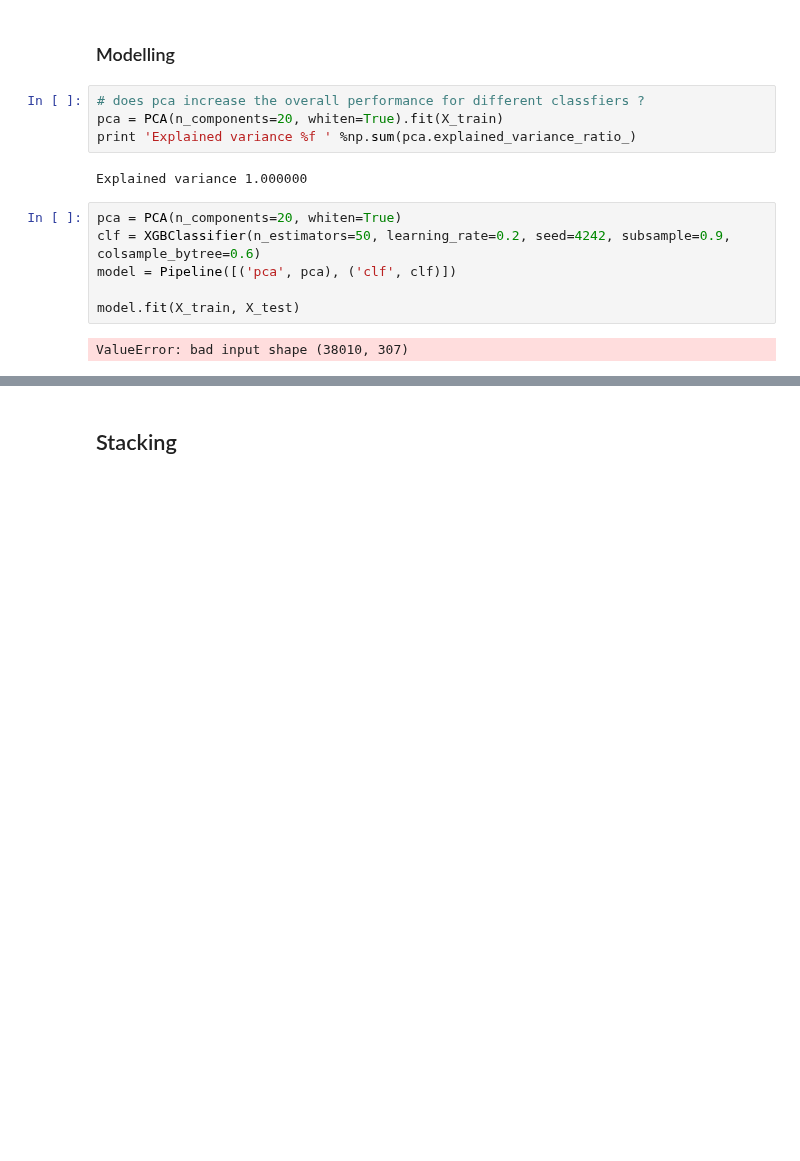
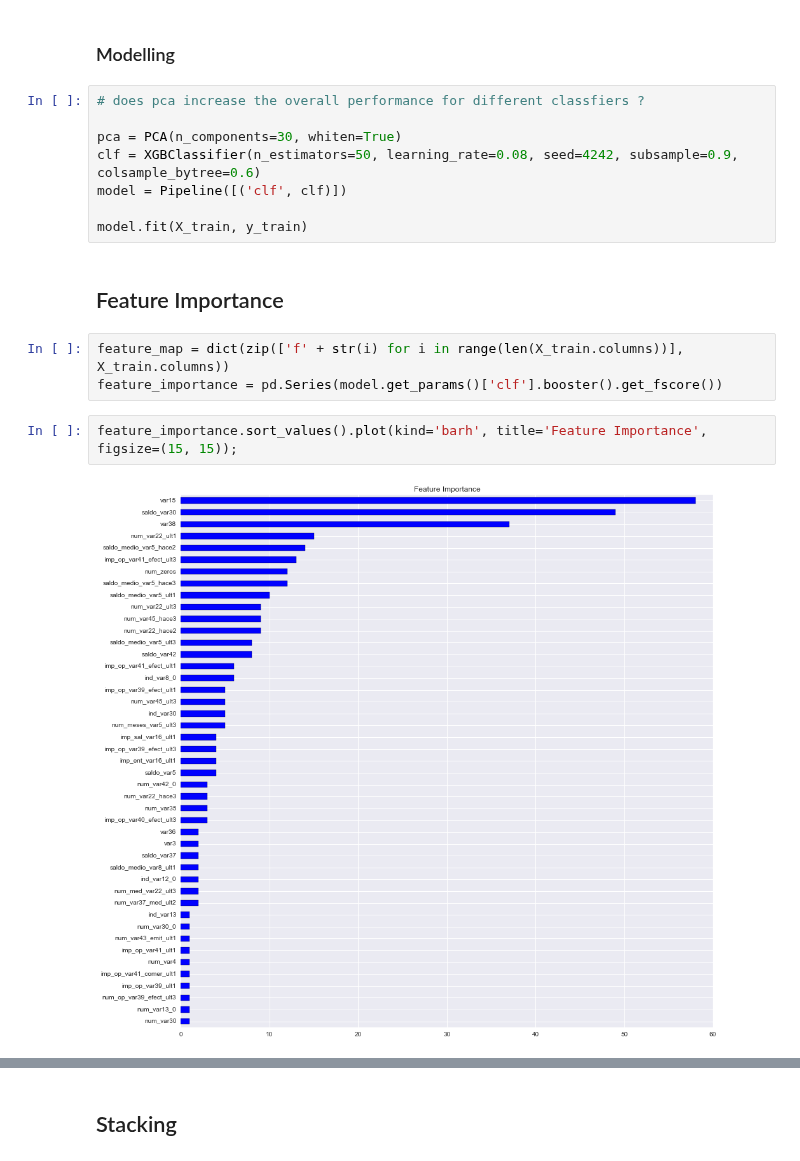
Before and after one commit to numb3r33/Kaggle-Competitions, a Jupyter notebook: Santander-Customer-Satisfaction/notebooks/Santander Customer Satisfaction - Models.ipynb, the cells around one changed output, grey strips where cells are left out. Cells and saved outputs as stored; diff of their text form; blank space fills up the shorter version.

```diff
--- a/Santander-Customer-Satisfaction/notebooks/Santander Customer Satisfaction - Models.ipynb
+++ b/Santander-Customer-Satisfaction/notebooks/Santander Customer Satisfaction - Models.ipynb
@@ -83,15 +86,18 @@ X_train, X_test, y_train, y_test = train_test_split(X, y, test_size=0.5, stratif
 ### Modelling
 # %%
 # does pca increase the overall performance for different classfiers ?
-pca = PCA(n_components=20, whiten=True).fit(X_train)
-print 'Explained variance %f ' %np.sum(pca.explained_variance_ratio_)
+
+pca = PCA(n_components=30, whiten=True)
+clf = XGBClassifier(n_estimators=50, learning_rate=0.08, seed=4242, subsample=0.9, colsample_bytree=0.6)
+model = Pipeline([('clf', clf)])
+
+model.fit(X_train, y_train)
-# %% [output]
-Explained variance 1.000000
-# %%
-pca = PCA(n_components=20, whiten=True)
-clf = XGBClassifier(n_estimators=50, learning_rate=0.2, seed=4242, subsample=0.9, colsample_bytree=0.6)
-model = Pipeline([('pca', pca), ('clf', clf)])
-
-model.fit(X_train, X_test)
-# %% [output]
-ValueError: bad input shape (38010, 307)
+# %% [markdown]
+## Feature Importance
+# %%
+feature_map = dict(zip(['f' + str(i) for i in range(len(X_train.columns))], X_train.columns))
+feature_importance = pd.Series(model.get_params()['clf'].booster().get_fscore())
+# %%
+feature_importance.sort_values().plot(kind='barh', title='Feature Importance', figsize=(15, 15));
+# %% [output]
+[figure, added]
```
Also changed, not shown: parts of 10 cells of this notebook, 1 other file.
